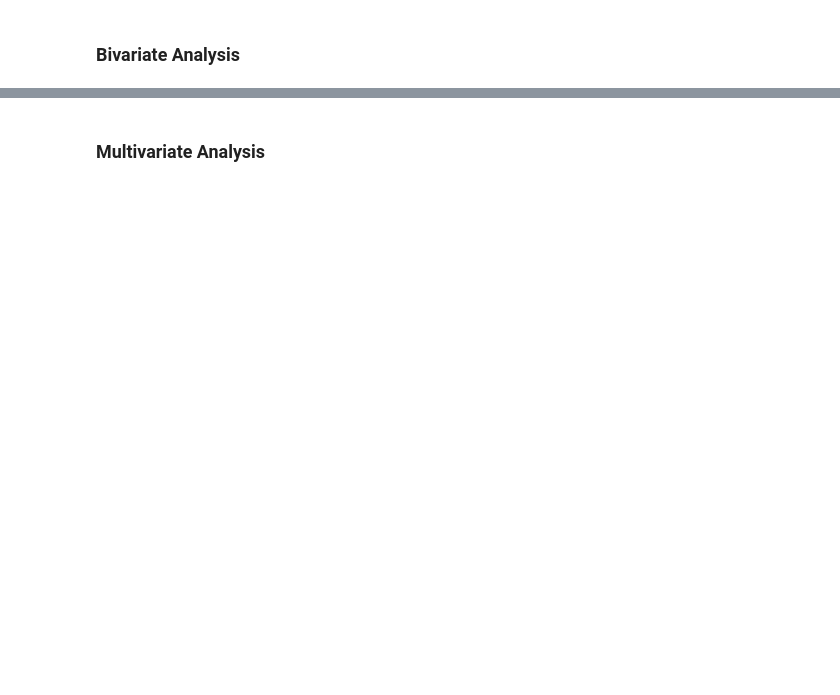
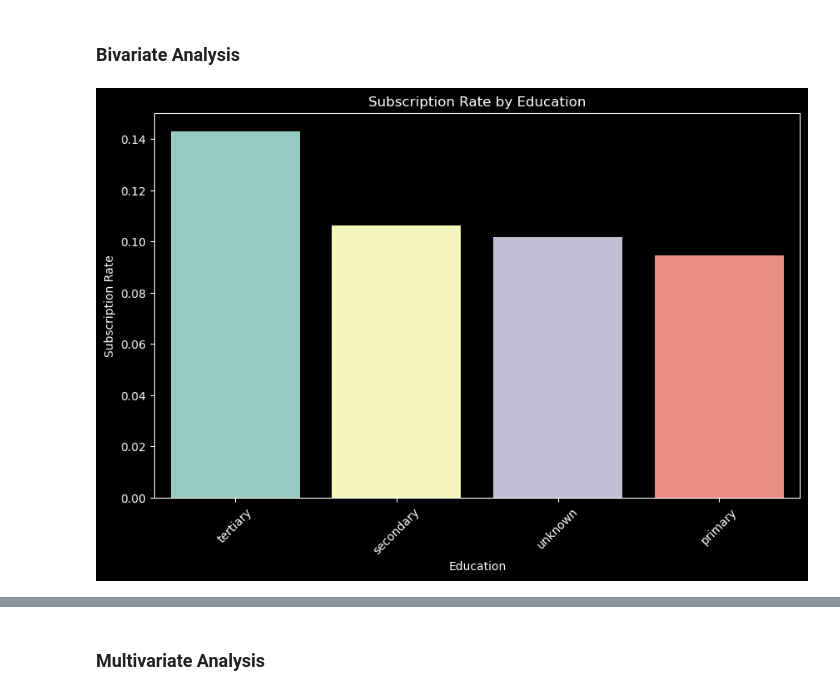
Before and after one commit to marwa9975/CUSTOMER_PURCHASE_PREDICTION, a Jupyter notebook: notebook.ipynb, the cells around one changed output, grey strips where cells are left out. Saved outputs shown, nothing was run; the diff lists cells and outputs as text; code cells hidden in the pictures; blank space fills up the shorter version.

```diff
--- a/notebook.ipynb
+++ b/notebook.ipynb
@@ -252,2 +295,17 @@ This is analysis of one attribute
 # %% [markdown]
 ### Bivariate Analysis
+# %%
+# Pivot table to examine the relationship between education and subscription (y)
+pivot_table = bank.pivot_table(index='education', columns='y', values='age', aggfunc='count', fill_value=0)
+pivot_table['subscription_rate'] = pivot_table['yes'] / (pivot_table['yes'] + pivot_table['no'])
+
+# Bar plot to visualize subscription rate by education
+plt.figure(figsize=(10, 6))
+sns.barplot(data=pivot_table, x=pivot_table.index, y='subscription_rate', order=pivot_table.sort_values(by='subscription_rate', ascending=False).index)
+plt.title('Subscription Rate by Education')
+plt.xlabel('Education')
+plt.ylabel('Subscription Rate')
+plt.xticks(rotation=45)
+plt.show()
+# %% [output]
+[figure, added]
```
Also changed, not shown: parts of 14 cells of this notebook.
